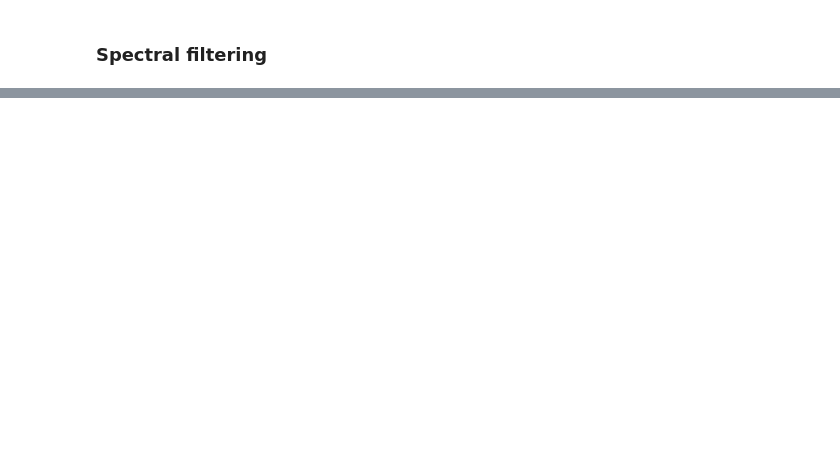
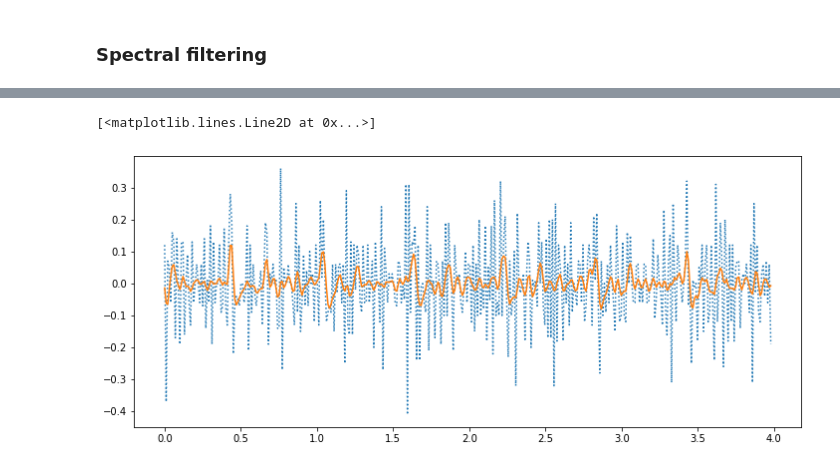
Before and after one commit to opeltre/revert, a Jupyter notebook: notebooks/icp.ipynb, the cells around one changed output, grey strips where cells are left out. Cells and saved outputs as stored; diff of their text form; code cells hidden in the pictures; blank space fills up the shorter version.

```diff
--- a/notebooks/icp.ipynb
+++ b/notebooks/icp.ipynb
@@ -43 +51,8 @@ plt.plot(icp_f)
+# %%
+plt.figure(figsize=(12, 5))
+plt.plot(t[:-2], torch.diff(torch.diff(icp)), linestyle="dotted")
+plt.plot(t[:-2], torch.diff(torch.diff(icp_f)))
+# %% [output]
+[<matplotlib.lines.Line2D at 0x...>]
+[figure, added]
 # %%
```
Also changed, not shown: parts of 8 cells of this notebook, 1 other file.
